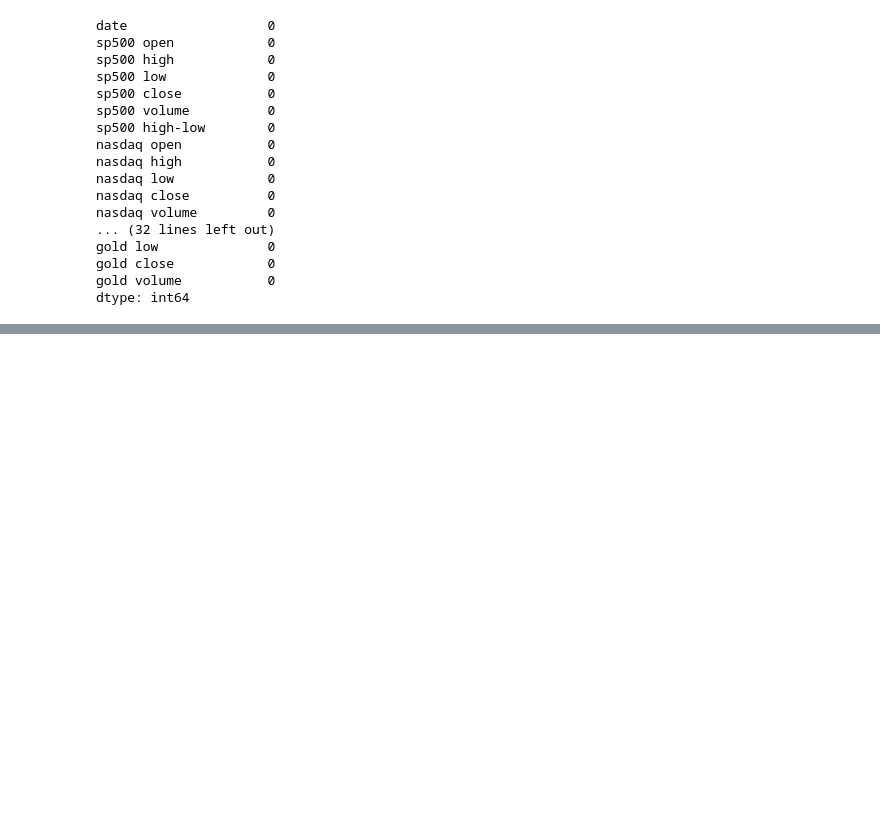
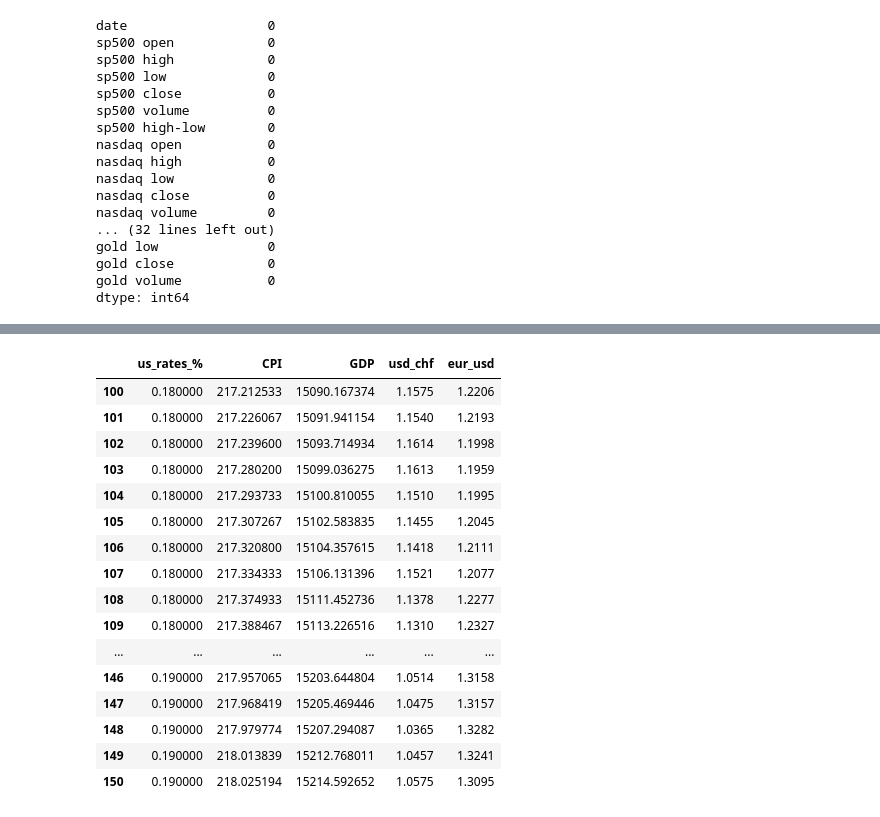
Before and after one commit to davidabad98/AIGC-5005-0NA-Final-Project, a Jupyter notebook: notebooks/initial_exploration.ipynb, the cells around one changed output, grey strips where cells are left out. Cells and saved outputs as stored; diff of their text form; code cells hidden in the pictures; blank space fills up the shorter version.

```diff
--- a/notebooks/initial_exploration.ipynb
+++ b/notebooks/initial_exploration.ipynb
@@ -126,0 +124,20 @@ dtype: int64
+# %%
+df.loc[100:150,('us_rates_%','CPI','GDP','usd_chf','eur_usd')]
+# %% [output]
+|  | us_rates_% | CPI | GDP | usd_chf | eur_usd |
+| 100 | 0.180000 | 217.212533 | 15090.167374 | 1.1575 | 1.2206 |
+| 101 | 0.180000 | 217.226067 | 15091.941154 | 1.1540 | 1.2193 |
+| 102 | 0.180000 | 217.239600 | 15093.714934 | 1.1614 | 1.1998 |
+| 103 | 0.180000 | 217.280200 | 15099.036275 | 1.1613 | 1.1959 |
+| 104 | 0.180000 | 217.293733 | 15100.810055 | 1.1510 | 1.1995 |
+| 105 | 0.180000 | 217.307267 | 15102.583835 | 1.1455 | 1.2045 |
+| 106 | 0.180000 | 217.320800 | 15104.357615 | 1.1418 | 1.2111 |
+| 107 | 0.180000 | 217.334333 | 15106.131396 | 1.1521 | 1.2077 |
+| 108 | 0.180000 | 217.374933 | 15111.452736 | 1.1378 | 1.2277 |
+| 109 | 0.180000 | 217.388467 | 15113.226516 | 1.1310 | 1.2327 |
+| ... | ... | ... | ... | ... | ... |
+| 146 | 0.190000 | 217.957065 | 15203.644804 | 1.0514 | 1.3158 |
+| 147 | 0.190000 | 217.968419 | 15205.469446 | 1.0475 | 1.3157 |
+| 148 | 0.190000 | 217.979774 | 15207.294087 | 1.0365 | 1.3282 |
+| 149 | 0.190000 | 218.013839 | 15212.768011 | 1.0457 | 1.3241 |
+| 150 | 0.190000 | 218.025194 | 15214.592652 | 1.0575 | 1.3095 |
```
Also changed, not shown: parts of 7 cells of this notebook, 3 other files.
